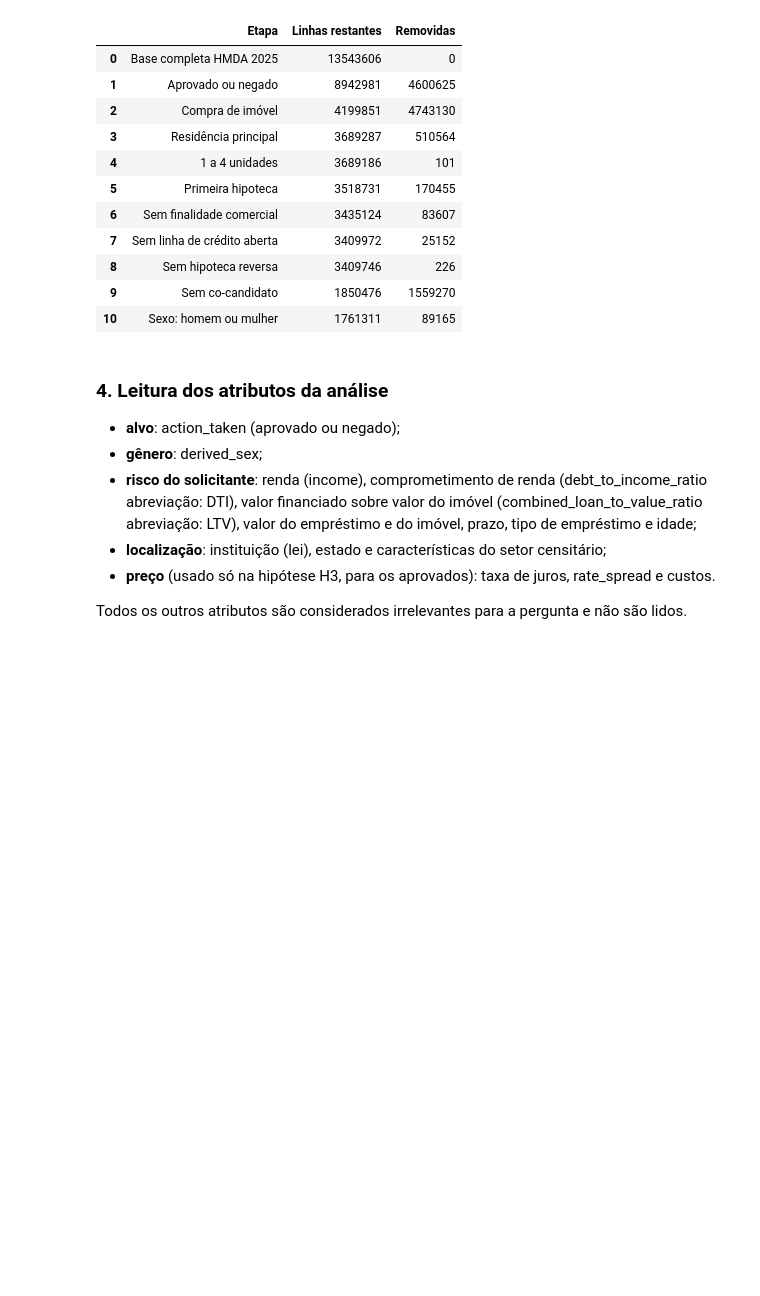
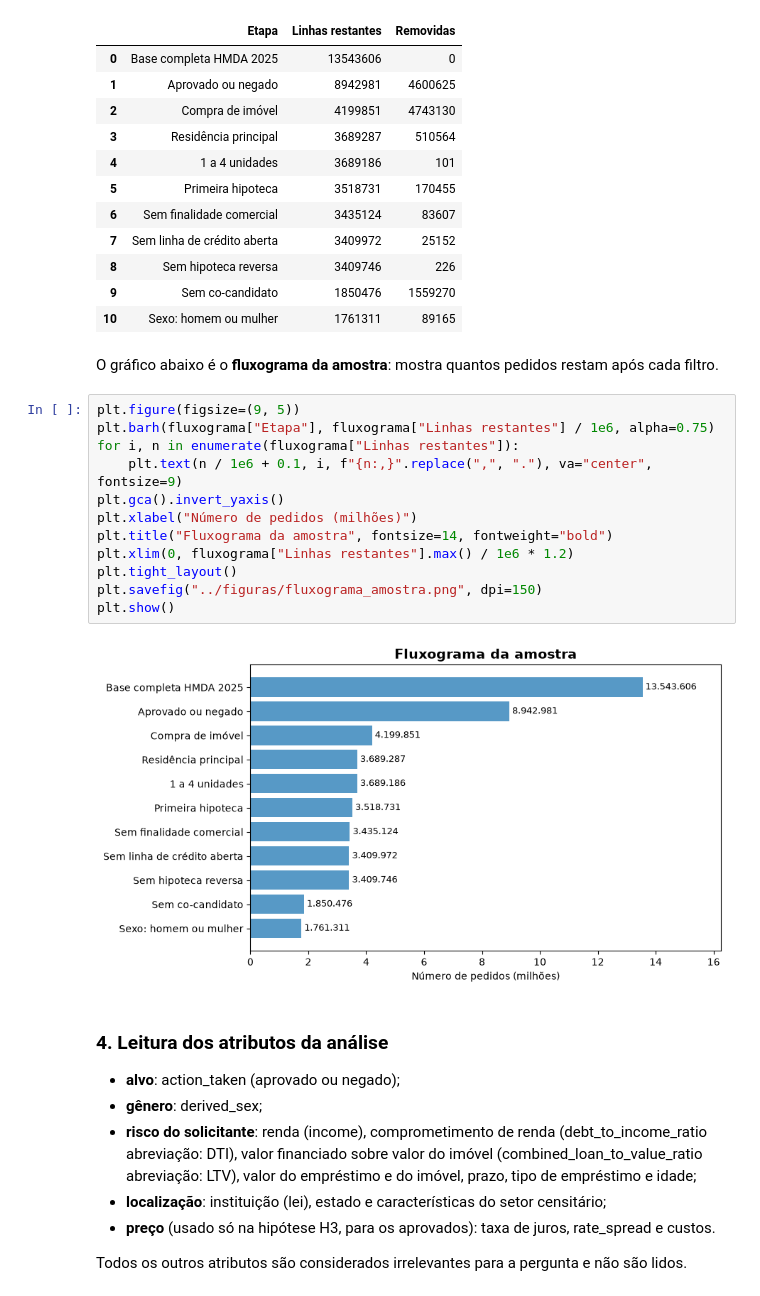
Before and after one commit to toni-cav/hmda-genero-credito, a Jupyter notebook: notebooks/02_amostra.ipynb, the cells around one changed output. Cells and saved outputs as stored; diff of their text form; blank space fills up the shorter version.

```diff
--- a/notebooks/02_amostra.ipynb
+++ b/notebooks/02_amostra.ipynb
@@ -121,6 +128,22 @@ fluxograma
 | 8 | Sem hipoteca reversa | 3409746 | 226 |
 | 9 | Sem co-candidato | 1850476 | 1559270 |
 | 10 | Sexo: homem ou mulher | 1761311 | 89165 |
+# %% [markdown]
+O gráfico abaixo é o **fluxograma da amostra**: mostra quantos pedidos restam após cada filtro.
+# %%
+plt.figure(figsize=(9, 5))
+plt.barh(fluxograma["Etapa"], fluxograma["Linhas restantes"] / 1e6, alpha=0.75)
+for i, n in enumerate(fluxograma["Linhas restantes"]):
+    plt.text(n / 1e6 + 0.1, i, f"{n:,}".replace(",", "."), va="center", fontsize=9)
+plt.gca().invert_yaxis()
+plt.xlabel("Número de pedidos (milhões)")
+plt.title("Fluxograma da amostra", fontsize=14, fontweight="bold")
+plt.xlim(0, fluxograma["Linhas restantes"].max() / 1e6 * 1.2)
+plt.tight_layout()
+plt.savefig("../figuras/fluxograma_amostra.png", dpi=150)
+plt.show()
+# %% [output]
+[figure, added]
 # %% [markdown]
 ### 4. Leitura dos atributos da análise
 
```
Also changed, not shown: parts of 8 cells of this notebook, 11 other files.
